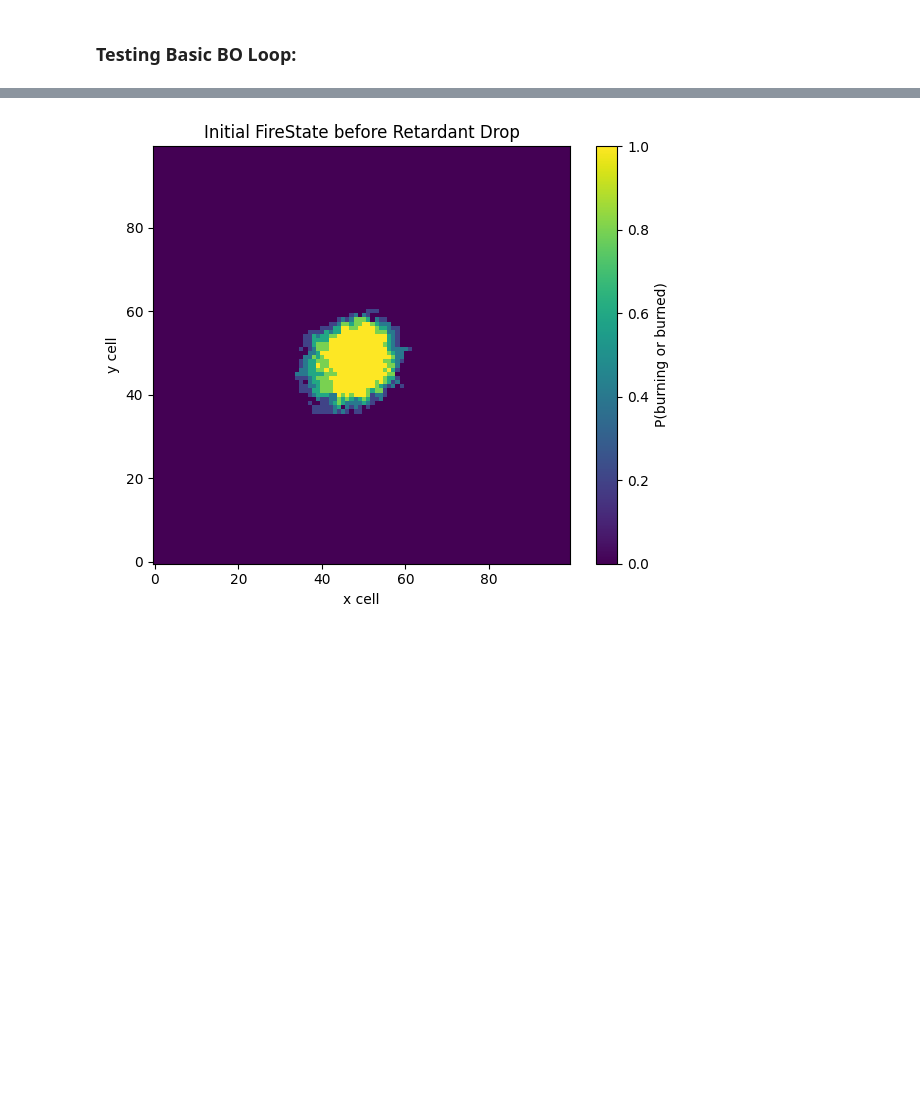
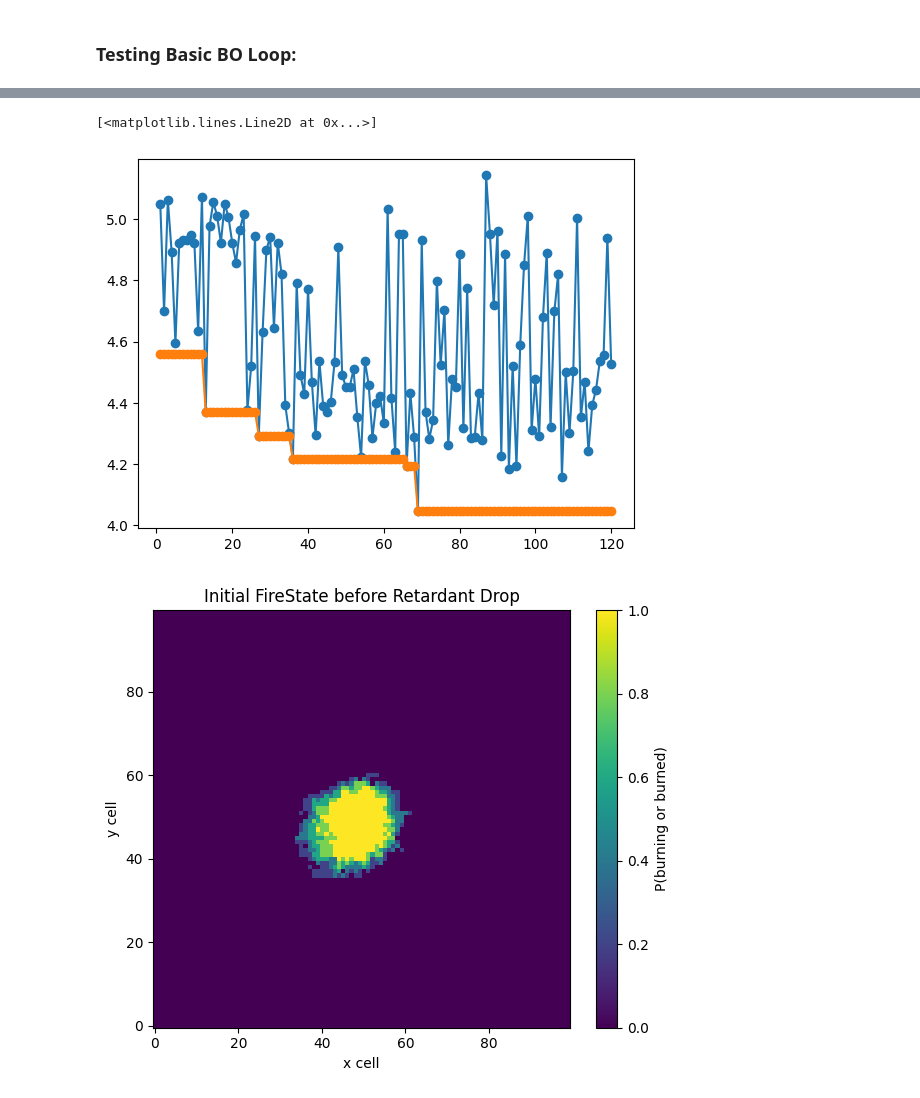
Before and after one commit to joshgreenwa/PyroFinsler, a Jupyter notebook: Updated L48 Fire Model.ipynb, the cells around one changed output, grey strips where cells are left out. Saved outputs shown, nothing was run; the diff lists cells and outputs as text; code cells hidden in the pictures; blank space fills up the shorter version.

```diff
--- a/Updated L48 Fire Model.ipynb
+++ b/Updated L48 Fire Model.ipynb
@@ -1575,3 +1804,9 @@ print("best (x,y,phi) per drone:\n", best_params)
+# %%
+plt.plot(np.arange(1, len(y_nexts)+1), y_nexts, 'o-', label='y_nexts')
+plt.plot(np.arange(1, len(y_bests)+1), y_bests, 'o-', label='y_bests')
+# %% [output]
+[<matplotlib.lines.Line2D at 0x...>]
+[figure, added]
 # %%
 bo.plot_evolved_firestate(
     theta=best_theta,
```
Also changed, not shown: parts of 4 cells of this notebook.
